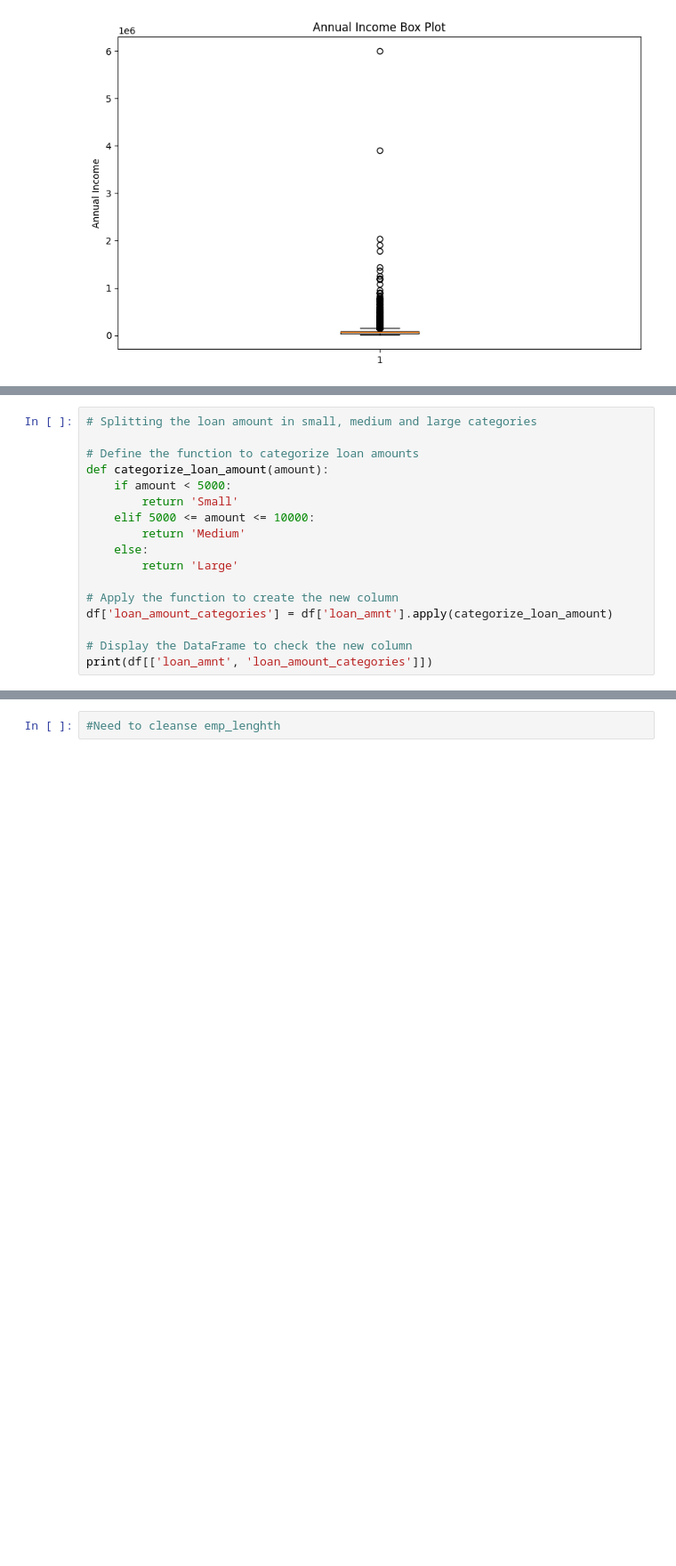
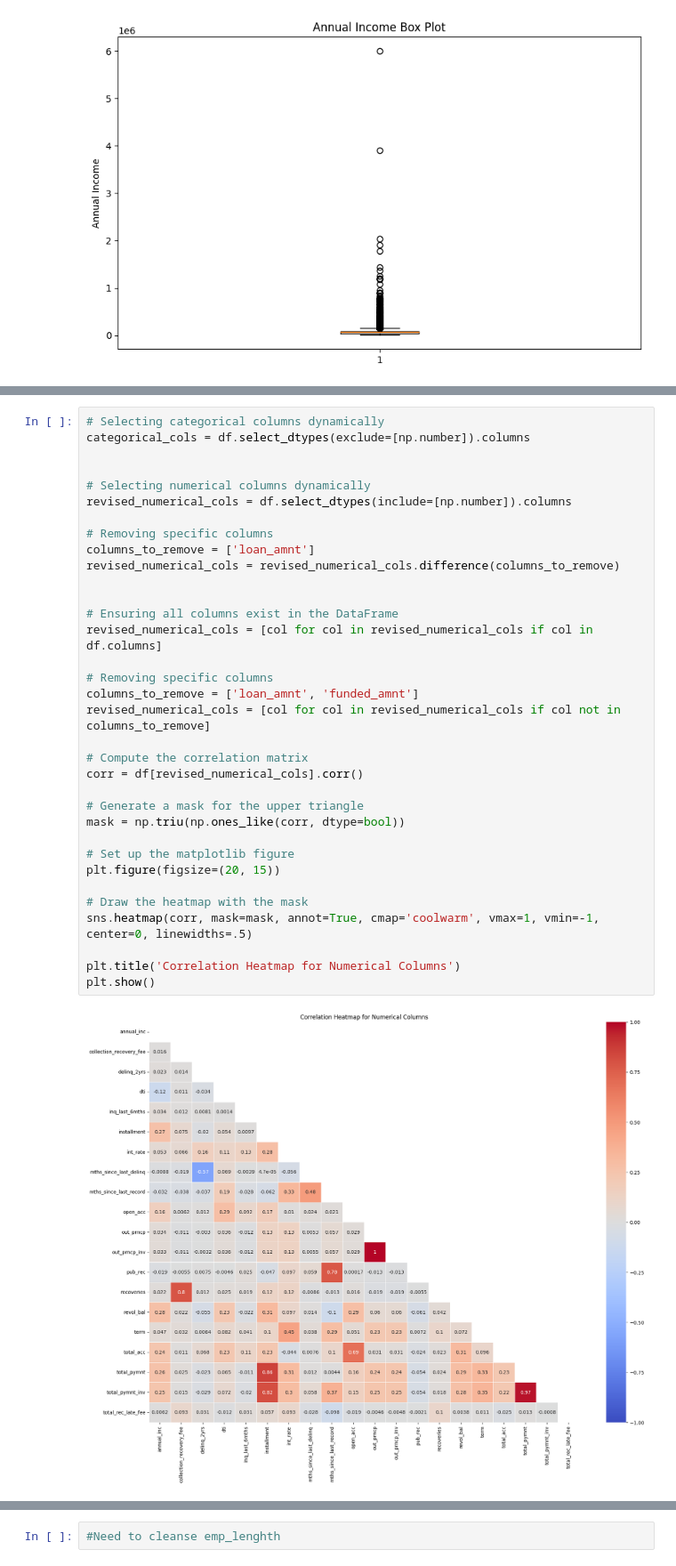
Before and after one commit to thomami244/LendingClubCaseStudy, a Jupyter notebook: Supriyo Roy & Michael Thomas - Lending Club Case Study.ipynb, the cells around one changed output, grey strips where cells are left out. Shown at 89% size. Cells and saved outputs as stored; diff of their text form; blank space fills up the shorter version.

```diff
--- a/Supriyo Roy & Michael Thomas - Lending Club Case Study.ipynb
+++ b/Supriyo Roy & Michael Thomas - Lending Club Case Study.ipynb
@@ -426,17 +492,0 @@ plt.show()
-# %%
-# Splitting the loan amount in small, medium and large categories
-
-# Define the function to categorize loan amounts
-def categorize_loan_amount(amount):
-    if amount < 5000:
-        return 'Small'
-    elif 5000 <= amount <= 10000:
-        return 'Medium'
-    else:
-        return 'Large'
-
-# Apply the function to create the new column
-df['loan_amount_categories'] = df['loan_amnt'].apply(categorize_loan_amount)
-
-# Display the DataFrame to check the new column
-print(df[['loan_amnt', 'loan_amount_categories']])
@@ -457,0 +501,36 @@ print(df[['loan_amnt', 'loan_amount_categories']])
+# %%
+# Selecting categorical columns dynamically
+categorical_cols = df.select_dtypes(exclude=[np.number]).columns
+
+
+# Selecting numerical columns dynamically
+revised_numerical_cols = df.select_dtypes(include=[np.number]).columns
+
+# Removing specific columns
+columns_to_remove = ['loan_amnt']
+revised_numerical_cols = revised_numerical_cols.difference(columns_to_remove)
+
+
+# Ensuring all columns exist in the DataFrame
+revised_numerical_cols = [col for col in revised_numerical_cols if col in df.columns]
+
+# Removing specific columns
+columns_to_remove = ['loan_amnt', 'funded_amnt']
+revised_numerical_cols = [col for col in revised_numerical_cols if col not in columns_to_remove]
+
+# Compute the correlation matrix
+corr = df[revised_numerical_cols].corr()
+
+# Generate a mask for the upper triangle
+mask = np.triu(np.ones_like(corr, dtype=bool))
+
+# Set up the matplotlib figure
+plt.figure(figsize=(20, 15))
+
+# Draw the heatmap with the mask
+sns.heatmap(corr, mask=mask, annot=True, cmap='coolwarm', vmax=1, vmin=-1, center=0, linewidths=.5)
+
+plt.title('Correlation Heatmap for Numerical Columns')
+plt.show()
+# %% [output]
+[figure, added]
```
Also changed, not shown: parts of 23 cells of this notebook, 2 other files.
